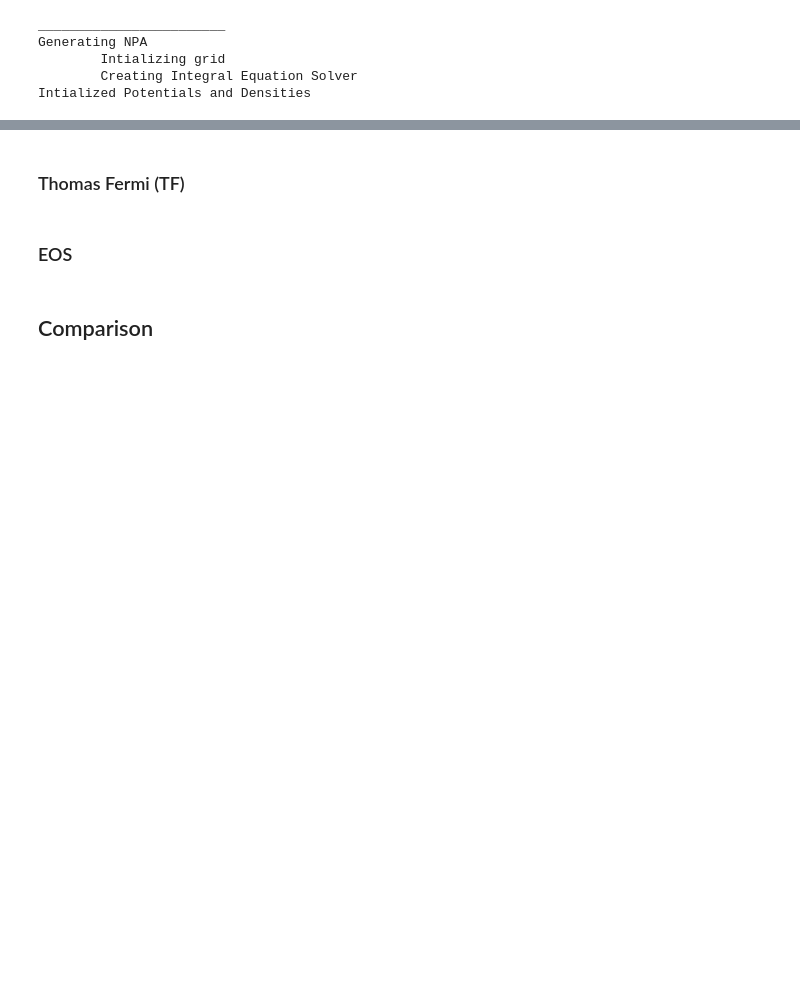
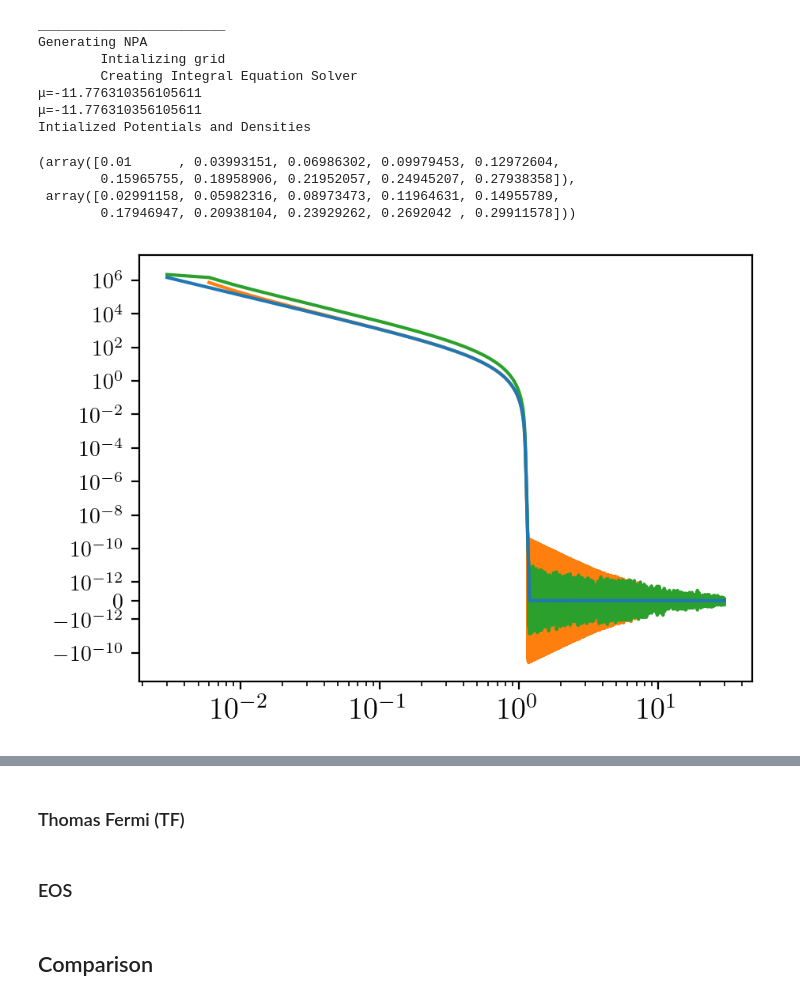
Before and after one commit to ZachAJohnson/OFAA, a Jupyter notebook: jupyter/TF_NPA-2T_testing.ipynb, the cells around one changed output, grey strips where cells are left out. Saved outputs shown, nothing was run; the diff lists cells and outputs as text; code cells hidden in the pictures; blank space fills up the shorter version.

```diff
--- a/jupyter/TF_NPA-2T_testing.ipynb
+++ b/jupyter/TF_NPA-2T_testing.ipynb
@@ -44,7 +45,7 @@ Error:  name 'physics' is not defined
 # Aluminuma
 name='Al'
 Z, A = 13, 27
-Z, A = 1, 27
+Z, A = 13, 27
 
 ρ_solid = 2.699 #g/cc, the solid density of aluminum
 ρ = ρ_solid#8.1 # g/cc
@@ -83,9 +84,9 @@ fixed_Zstar = True
 # aa_kwargs = {'initialize':True, 'gradient_correction':None, 'μ_init' : 0.158, 'Zstar_init' : 'More', 'rmin': rmin,'Npoints':300,
 #              'name':name, 'ignore_vxc':ignore_vxc, 'fixed_Zstar':fixed_Zstar, 'iet_R_over_rs':R/rs, 'iet_N_bins':5000, 'use_full_ne_for_nf':False,
 #             'gii_init_type': 'step'}
-npa_kwargs = {'initialize':True, 'gradient_correction':None,'μ_init' : 0.158, 'Zstar_init' : 1e-150, 'rmin':1e-3 ,'Npoints':2000,
-              'name':name,'ignore_vxc':ignore_vxc, 'fixed_Zstar':fixed_Zstar, 'iet_R_over_rs':R/rs, 'iet_N_bins':5000, 'use_full_ne_for_nf':False,
-             'gii_init_type': 'step'}
+npa_kwargs = {'initialize':True, 'gradient_correction':None,'μ_init' : 0.158, 'Zstar_init' : 0, 'rmin':1e-2 ,'Npoints':1000,
+              'name':name,'ignore_vxc':ignore_vxc, 'fixed_Zstar':fixed_Zstar, 'iet_R_over_rs':R/rs, 'iet_N_bins':1000, 'use_full_ne_for_nf':False,
+             'gii_init_type': 'step', 'grid_spacing':'linear'}
 
 # aa = NPA(Z, A, Ti_AU, Te_AU, rs, rs, **aa_kwargs)
 npa = NPA(Z, A, Ti_AU, Te_AU, rs, R, **npa_kwargs)
@@ -95,5 +96,36 @@ ________________________
 Generating NPA
         Intializing grid
         Creating Integral Equation Solver
+μ=-11.776310356105611
+μ=-11.776310356105611
 Intialized Potentials and Densities
+# %%
+npa.grid.xs[:10], npa.iet.r_array[:10]*rs
+# %% [output]
+(array([0.01      , 0.03993151, 0.06986302, 0.09979453, 0.12972604,
+        0.15965755, 0.18958906, 0.21952057, 0.24945207, 0.27938358]),
+ array([0.02991158, 0.05982316, 0.08973473, 0.11964631, 0.14955789,
+        0.17946947, 0.20938104, 0.23929262, 0.2692042 , 0.29911578]))
+# %%
+from scipy.interpolate import interp1d
+ρ = npa.ρi - npa.ne
+ρ = interp1d(npa.grid.xs, ρ, bounds_error=False, fill_value='extrapolate')(npa.iet.r_array*npa.rs)# ρ = -np.exp(-npa.grid.xs**2/(2*1**2))*npa.grid.xs**5
+ρ *= -13/np.sum(4*π*npa.iet.r_array**2*rs**3*ρ*npa.iet.del_r)
+
+Q = np.array([np.sum((4*π*npa.iet.r_array**2*rs**3*ρ*npa.iet.del_r)[:i]) for i in range(len(npa.iet.r_array))])
+E_from_Q = (Z + Q)/npa.iet.r_array**2/rs**2
+
+fig,ax = plt.subplots()
+ax.plot(npa.iet.r_array*rs, E_from_Q, zorder=10)
+φe = npa.iet.FT_k_2_r((npa.iet.FT_r_2_k(ρ)*4*π/(npa.iet.k_array/npa.rs)**2))
+φi = Z/npa.iet.r_array/rs
+φ = φe + φi
+ax.plot(npa.iet.r_array[1:]*rs, -(φ[1:]-φ[:-1])/npa.iet.del_r/rs )
+ax.plot(npa.iet.r_array*rs, -np.gradient(φ, npa.iet.r_array) )
+
+ax.set_yscale('symlog', linthresh=1e-12)
+ax.set_xscale('log')
+# ax.set_xlim(1,2)
+# %% [output]
+[figure, added]
 # %%
```
Also changed, not shown: parts of 10 cells of this notebook, 5 other files.
